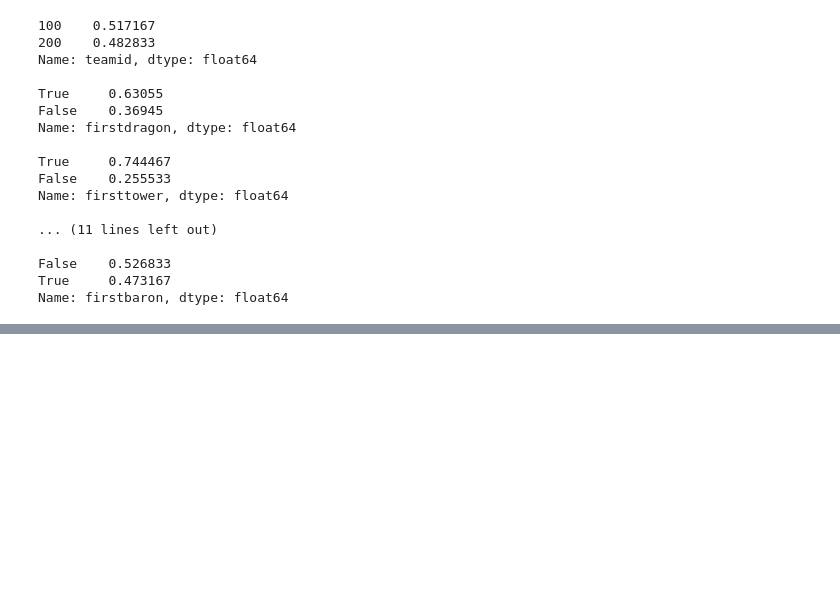
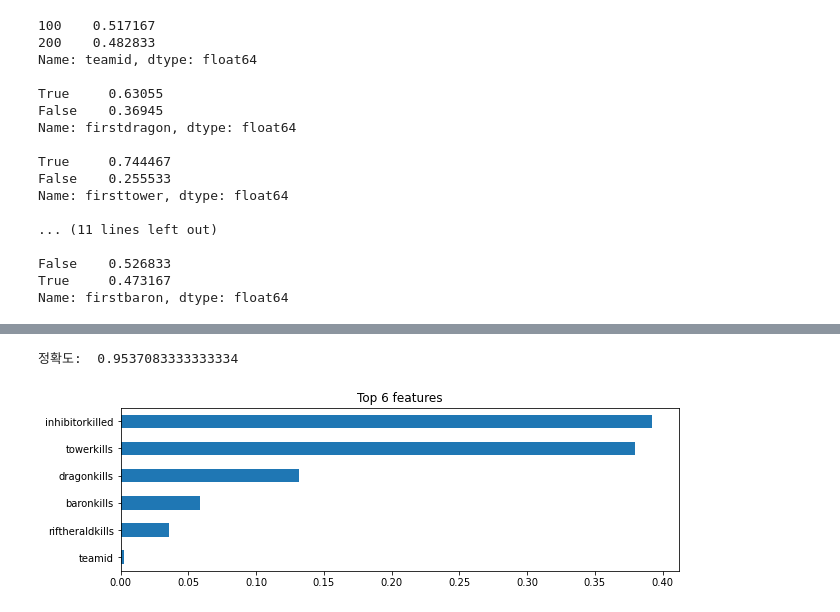
Before and after one commit to zookeeper464/op.gg, a Jupyter notebook: lol_data_analysis.ipynb, the cells around one changed output, grey strips where cells are left out. Drawn from its saved outputs; the diff is of its cells as text; code cells hidden in the pictures; blank space fills up the shorter version.

```diff
--- a/lol_data_analysis.ipynb
+++ b/lol_data_analysis.ipynb
@@ -509,0 +547,4 @@ dtype: float64
+# %%
+target = 'win'
+y_train = Team[target]
+X_train = Team.drop([target,'gameid','inhibitorkills','firstdragon', 'firsttower', 'firstinhibitor', 'firstblood','firstriftherald', 'firstbaron'],axis=1)
@@ -509,0 +567,3 @@ dtype: float64
+# %%
+model = RandomForestClassifier(n_estimators=100, random_state=42)
+model.fit(X_train,y_train)
@@ -509,0 +579,5 @@ dtype: float64
+# %%
+y_pred = model.predict(X_train)
+print('정확도: ', accuracy_score(y_train, y_pred))
+# %% [output]
+정확도:  0.9537083333333334
@@ -509,0 +587,10 @@ dtype: float64
+# %%
+import matplotlib.pyplot as plt
+importances = pd.Series(model.feature_importances_, X_train.columns)
+# %%
+n = 6
+plt.figure(figsize=(10,n/2))
+plt.title(f'Top {n} features')
+importances.sort_values()[-n:].plot.barh();
+# %% [output]
+[figure, added]
```
Also changed, not shown: parts of 21 cells of this notebook.
